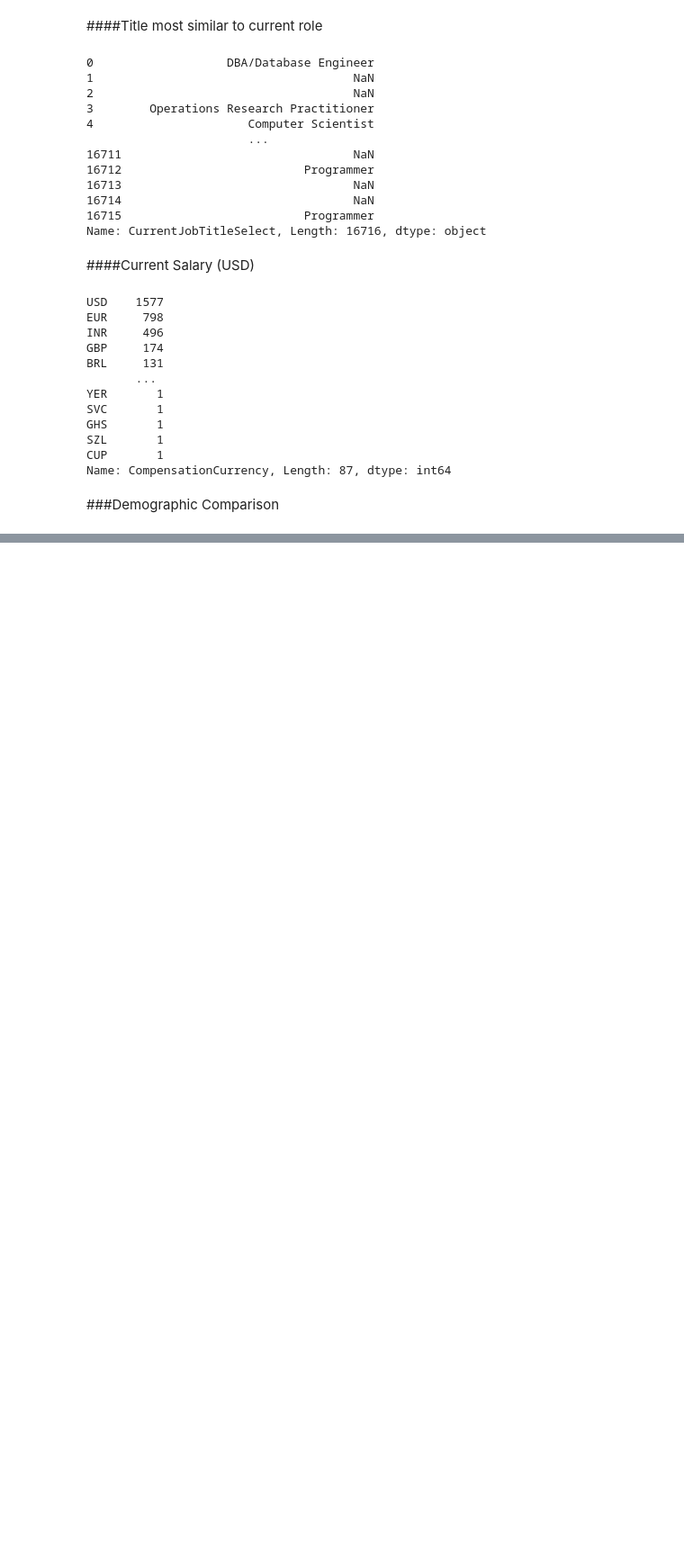
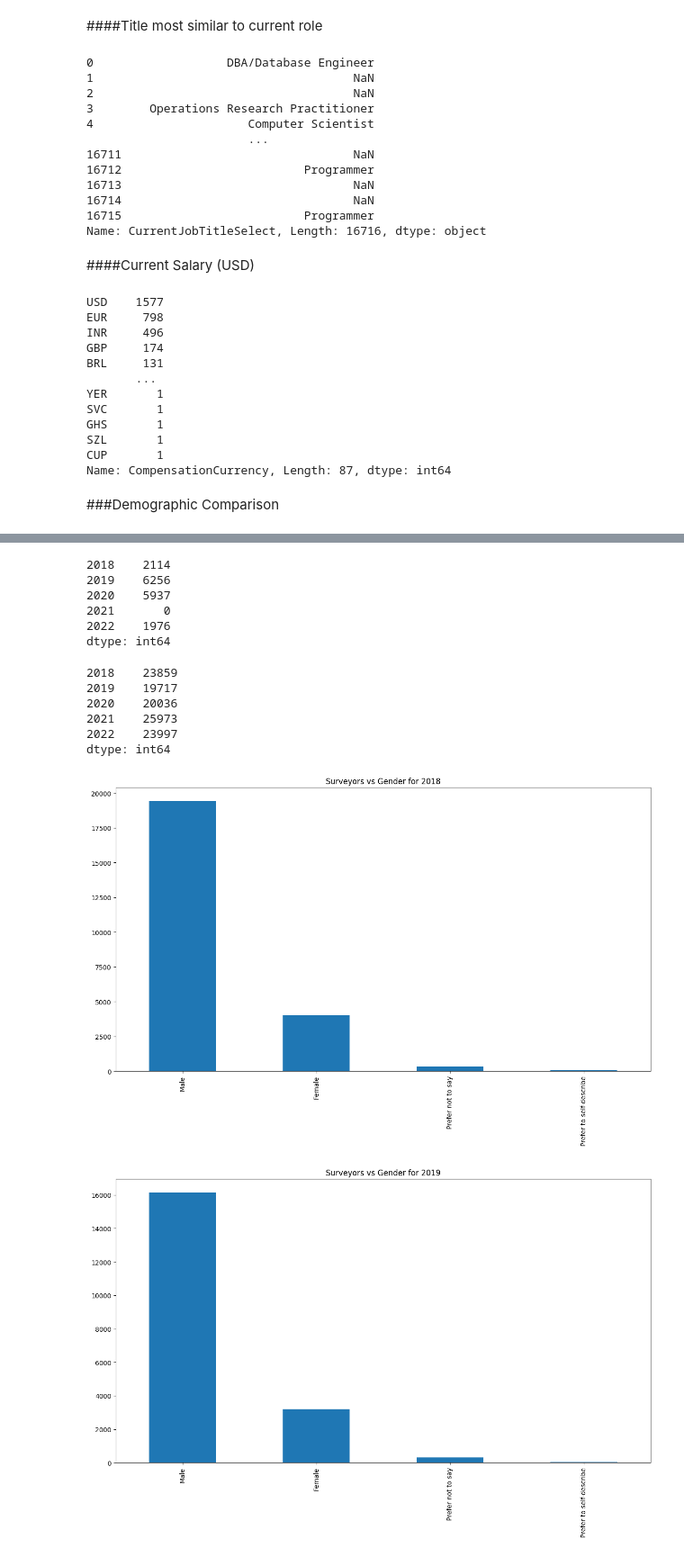
Before and after one commit to Daniel-Benson-Poe/ml_ds_extensive_survey_2021, a Jupyter notebook: KaggleSurvey1.ipynb, the cells around one changed output, grey strips where cells are left out. Shown at 90% size. Saved outputs shown, nothing was run; the diff lists cells and outputs as text; code cells hidden in the pictures; blank space fills up the shorter version.

```diff
--- a/KaggleSurvey1.ipynb
+++ b/KaggleSurvey1.ipynb
@@ -431,0 +517,3 @@ sal_18 = df_2018["Q9"]
+# %%
+gender_df = pd.DataFrame([gender_18, gender_19, gender_20, gender_21, gender_22] ,index=[2018, 2019, 2020, 2021, 2022])
+gender_df.drop(0, axis=1, inplace=True)
@@ -431,0 +530,3 @@ sal_18 = df_2018["Q9"]
+# %%
+gender_df = gender_df.T
+gender_df
@@ -431,0 +547,28 @@ sal_18 = df_2018["Q9"]
+# %%
+gender_df.isnull().sum()
+# %% [output]
+2018    2114
+2019    6256
+2020    5937
+2021       0
+2022    1976
+dtype: int64
+# %%
+gender_df.count()
+# %% [output]
+2018    23859
+2019    19717
+2020    20036
+2021    25973
+2022    23997
+dtype: int64
+# %%
+year_range = [2018, 2019, 2020, 2021, 2022]
+
+for year in year_range:
+  plt.figure(figsize=(15,8))
+  plt.title("Surveyors vs Gender for {year}".format(year=year))
+  gender_df[year].value_counts().plot(kind="bar");
+# %% [output]
+[figure, added]
+[figure, added]
```
Also changed, not shown: parts of 31 cells of this notebook.
